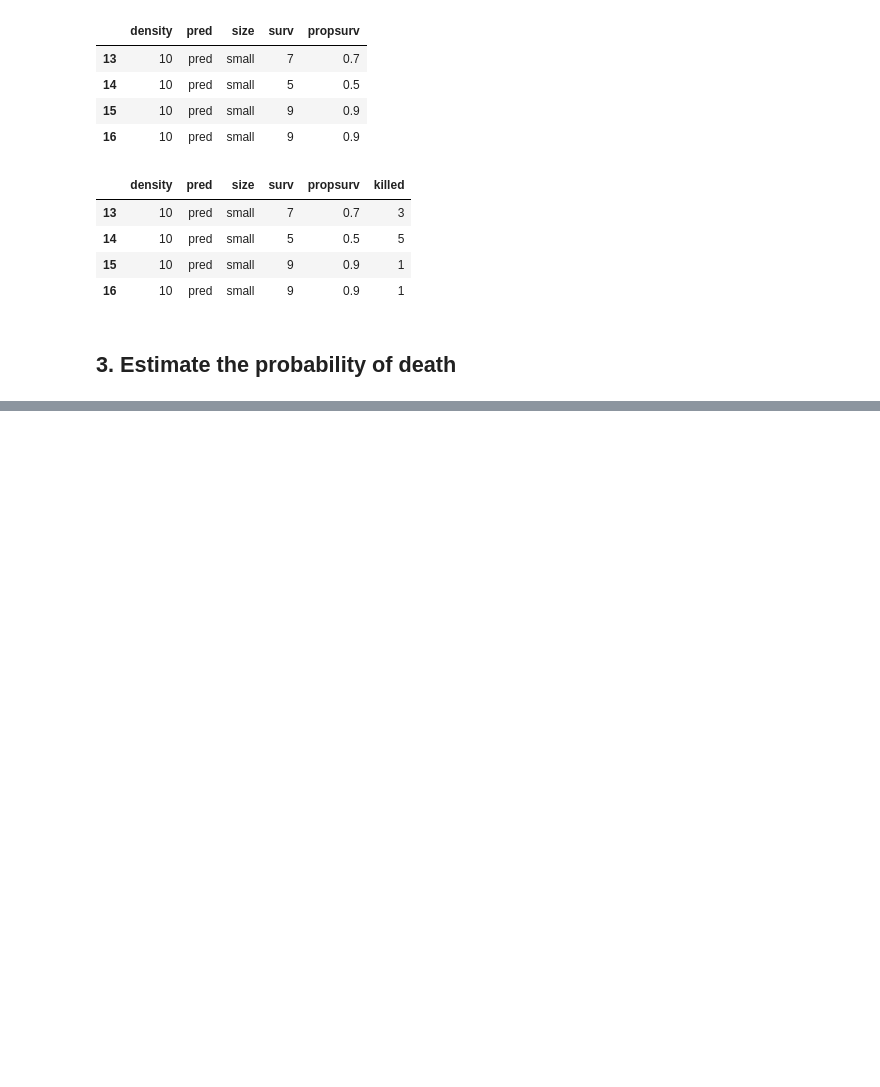
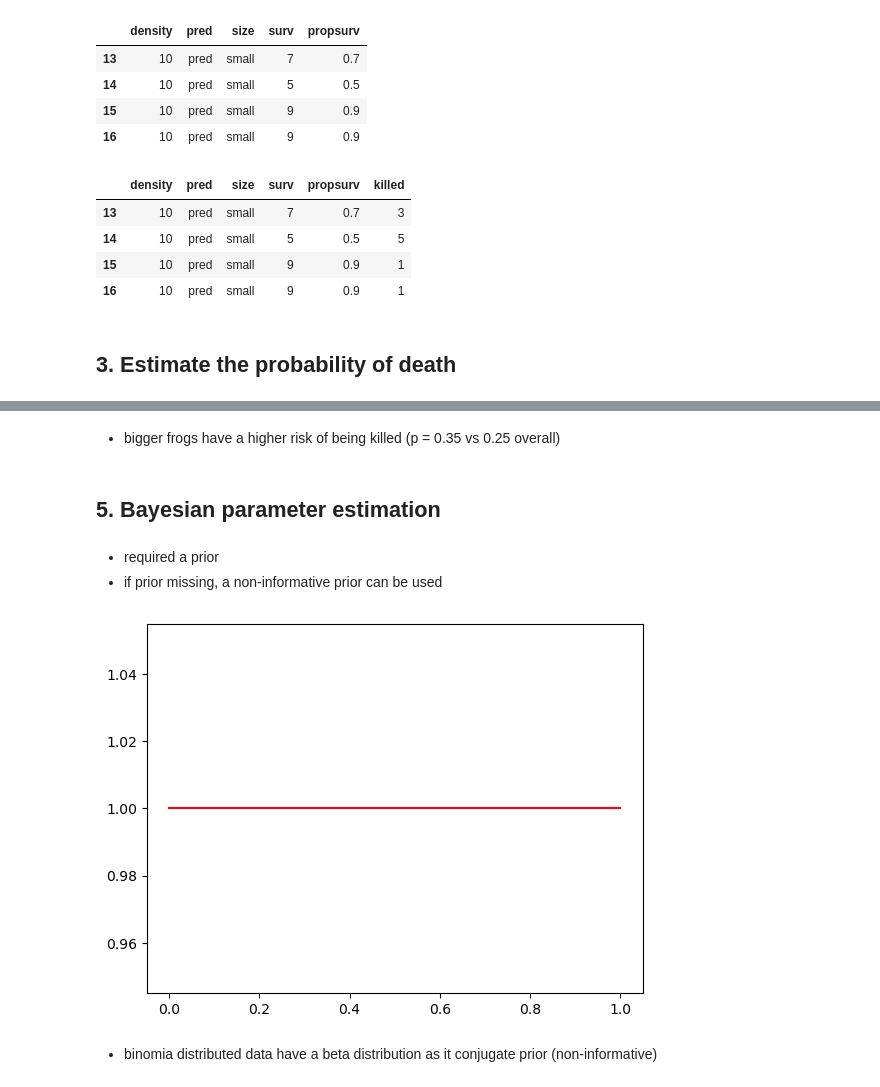
Before and after one commit to mikjf/statistics_and_experimental_design, a Jupyter notebook: frogs_survival_likelihood.ipynb, the cells around one changed output, grey strips where cells are left out. Saved outputs shown, nothing was run; the diff lists cells and outputs as text; code cells hidden in the pictures; blank space fills up the shorter version.

```diff
--- a/frogs_survival_likelihood.ipynb
+++ b/frogs_survival_likelihood.ipynb
@@ -67,0 +191,7 @@ rf_sub
+# %% [markdown]
+- bigger frogs have a higher risk of being killed (p = 0.35 vs 0.25 overall)
+# %% [markdown]
+## 5. Bayesian parameter estimation
+# %% [markdown]
+- required a prior
+- if prior missing, a non-informative prior can be used
@@ -67,0 +201,11 @@ rf_sub
+# %%
+# create non-informative prior
+p_vec = np.arange(0, 1.01, step=0.01)
+p_uni = uniform.pdf(p_vec)
+
+# plot
+plt.plot(p_vec, p_uni, "r");
+# %% [output]
+[figure, added]
+# %% [markdown]
+- binomia distributed data have a beta distribution as it conjugate prior (non-informative)
```
Also changed, not shown: parts of 45 cells of this notebook.
